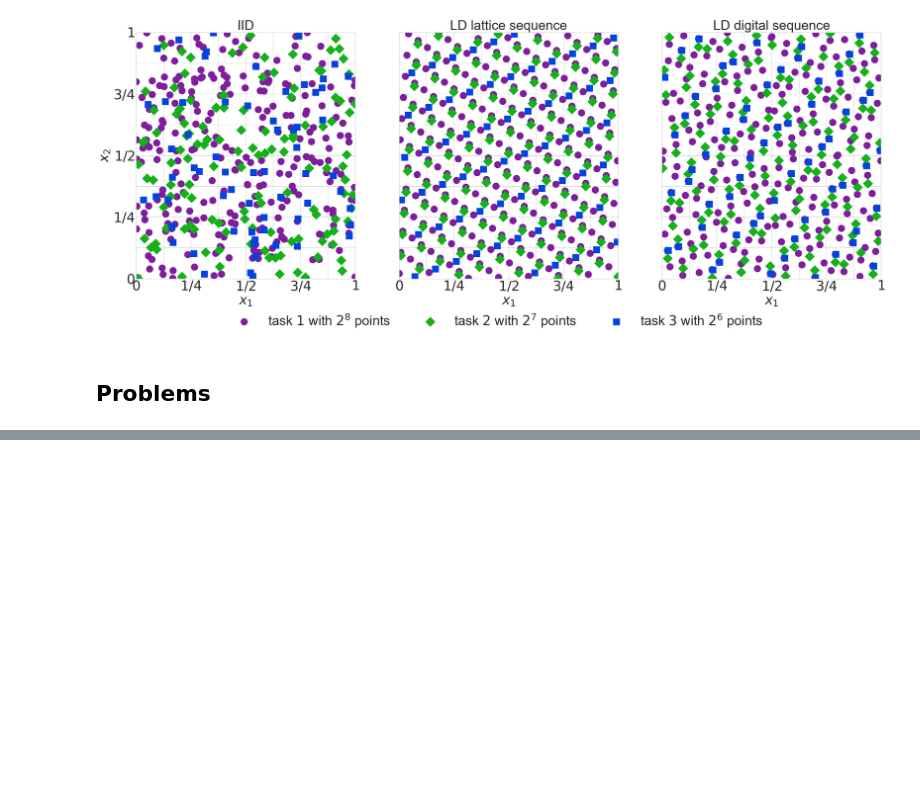
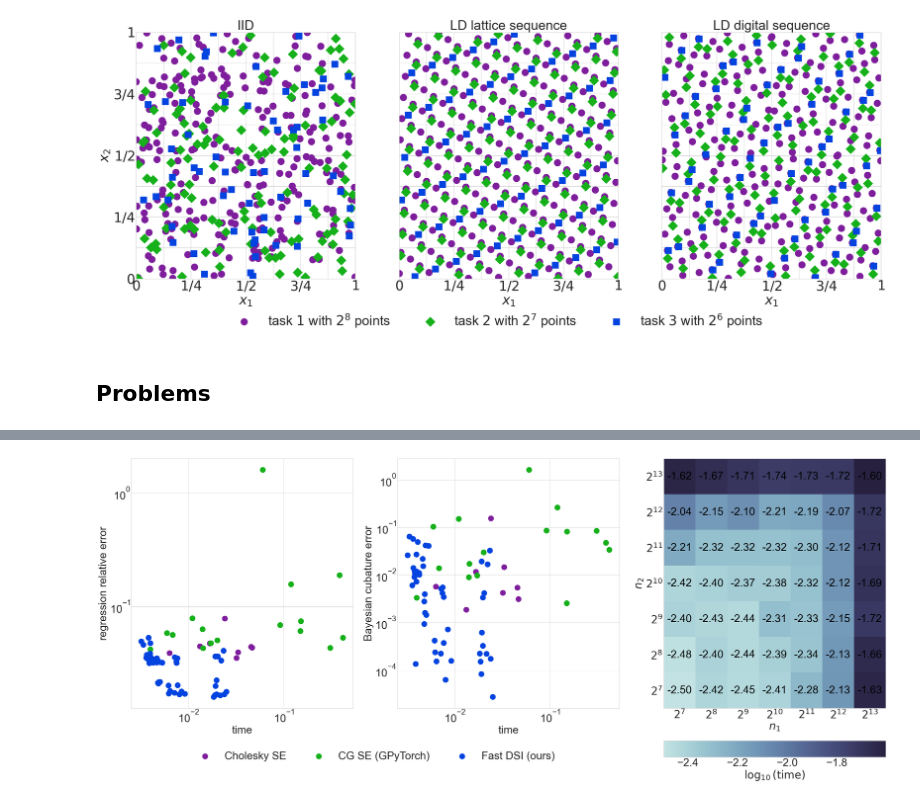
Before and after one commit to alegresor/fastgps, a Jupyter notebook: docs/examples/papers/fmtgps/fmtgps.ipynb, the cells around one changed output, grey strips where cells are left out. Cells and saved outputs as stored; diff of their text form; code cells hidden in the pictures; blank space fills up the shorter version.

Commit message:
ackley function success

```diff
--- a/docs/examples/papers/fmtgps/fmtgps.ipynb
+++ b/docs/examples/papers/fmtgps/fmtgps.ipynb
@@ -270,0 +346,6 @@ tensor(9.0321)
+# %%
+m1ticks = torch.arange(13,6,-1)
+m2ticks = torch.arange(13,6,-1)
+m1mesh,m2mesh = torch.meshgrid(m1ticks,m2ticks,indexing="ij")
+ms = torch.stack([m1mesh.flatten(),m2mesh.flatten()],dim=-1)
+gptypes,times,l2rerrors,bcerrors = run(ackley,2,[0,1],2**ms,trials=1)
@@ -271,3 +370,37 @@ tensor(9.0321)
+# %%
+fig,ax = pyplot.subplots(nrows=1,ncols=3,figsize=(1.25*PW,1.25*PW/3),sharex=False,sharey=False)
+for i in range(len(gptypes)):
+    ax[0].scatter(times[i].nanmedian(-1).values,l2rerrors[i].nanmedian(-1).values,label=gptypes[i])
+    ax[1].scatter(times[i].nanmedian(-1).values,bcerrors[i].nanmedian(-1).values)
+for i in range(2):
+    ax[i].set_xscale("log",base=10)
+    ax[i].set_yscale("log",base=10)
+    ax[i].set_xlabel("time")
+ax[0].set_ylabel(r"regression relative error")
+ax[1].set_ylabel(r"Bayesian cubature error")
+# cmap = sns.color_palette("cubehelix", as_cmap=True) # https://seaborn.pydata.org/tutorial/color_palettes.html
+# cmap = sns.cubehelix_palette(start=1/2, rot=-1/2, reverse=False, as_cmap=True)
+cmap = sns.color_palette("ch:start=.2,rot=-.3", as_cmap=True)
+fgp_timemesh = times[-1].nanmedian(-1).values.reshape(m1mesh.shape)
+heatmap = ax[2].pcolor(torch.log10(fgp_timemesh).T,cmap=cmap)
+ax[2].set_xticks(np.arange(len(m1ticks))+1/2)
+ax[2].set_xticklabels([r"$2^{%d}$"%m for m in m1ticks])
+ax[2].set_yticks(np.arange(len(m2ticks))+1/2)
+ax[2].set_yticklabels([r"$2^{%d}$"%m for m in m2ticks])
+ax[2].invert_xaxis()
+ax[2].invert_yaxis()
+for i in range(len(m1ticks)):
+    for j in range(len(m2ticks)):
+        # text = ax[2].text(i+1/2,j+1/2,"%.0e"%fgp_timemesh[i,j].item(),ha="center",va="center",color="black")
+        text = ax[2].text(i+1/2,j+1/2,"%.2f"%np.log10(fgp_timemesh[i,j].item()),ha="center",va="center",color="black")
+cax = fig.add_axes([ax[2].get_position().x0,ax[2].get_position().y0-.15,ax[2].get_position().x1-ax[2].get_position().x0,0.05])
+ax[2].set_xlabel(r"$n_1$")
+ax[2].set_ylabel(r"$n_2$")
+fig.colorbar(heatmap,cax,location="bottom",label=r"$\log_{10}(\mathrm{time})$",extend="neither")
+fig.legend(loc="lower center",ncols=len(gptypes),bbox_to_anchor=(3/8,-1/12));
+fig.savefig("./errors_vs_times.pdf",bbox_inches="tight")
+# %% [output]
+[figure, added]
 # %%
 problems = [
     ("Currin",currin,2,2,),
```
Also changed, not shown: parts of 6 cells of this notebook.
